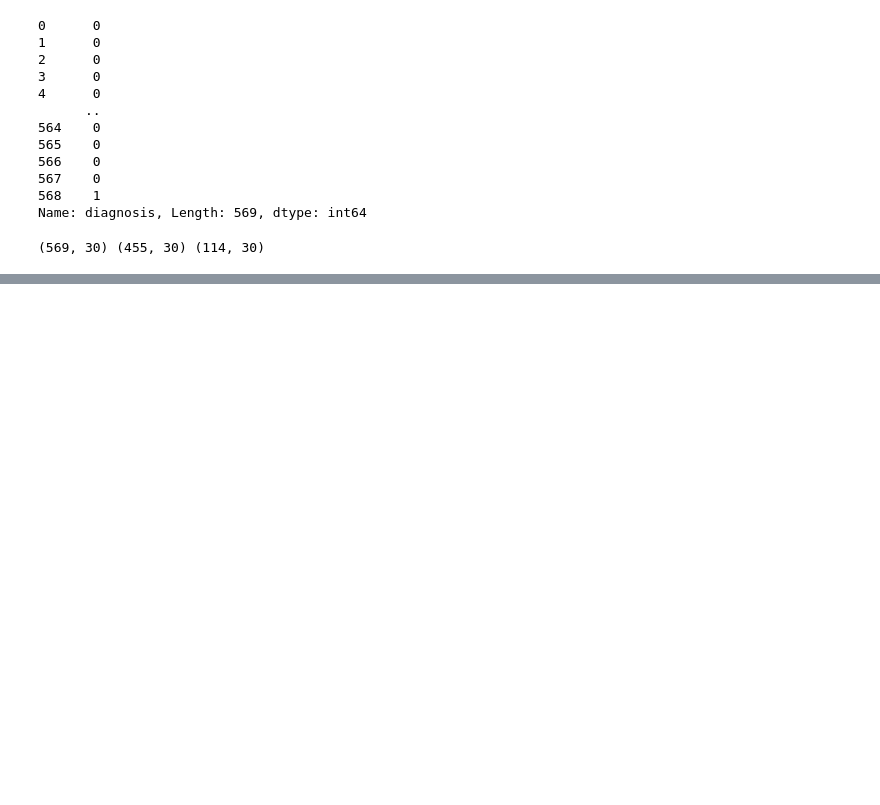
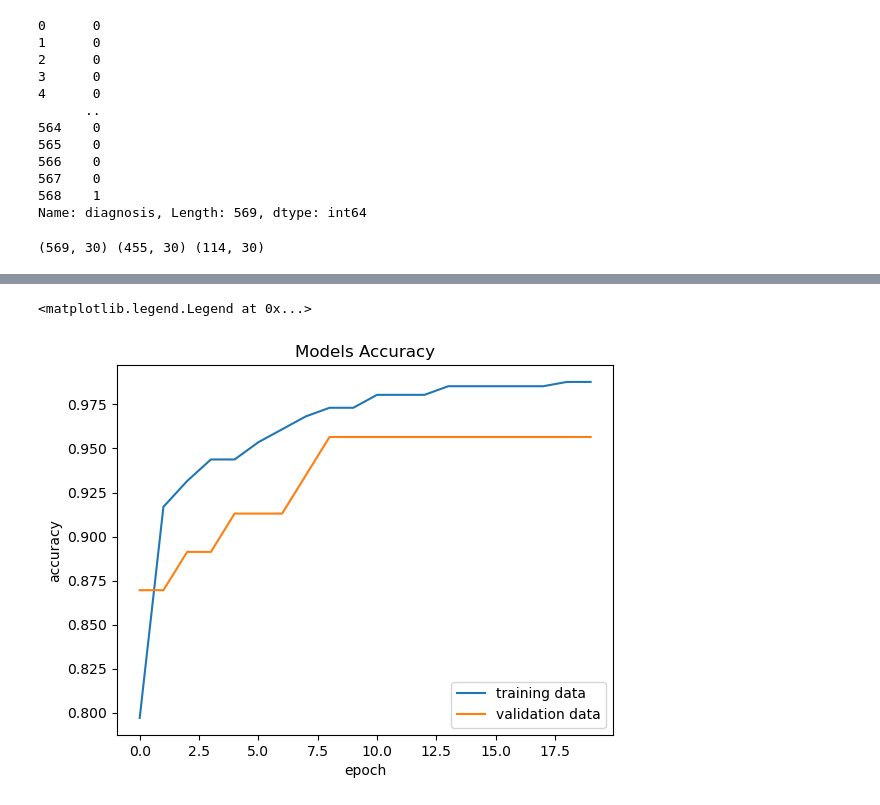
Before and after one commit to kamijoseph/Breast-Cancer-Prediction, a Jupyter notebook: breast_cancer_nural_network.ipynb, the cells around one changed output, grey strips where cells are left out. Saved outputs shown, nothing was run; the diff lists cells and outputs as text; code cells hidden in the pictures; blank space fills up the shorter version.

Commit message:
training and visualization

```diff
--- a/breast_cancer_nural_network.ipynb
+++ b/breast_cancer_nural_network.ipynb
@@ -175,8 +178,10 @@ print(
 # %% [output]
 (569, 30) (455, 30) (114, 30)
 # %%
-# training the neural network
-import tensorflow as tf
+# standardizing the data
+scaler = StandardScaler()
+X_train_scaled = scaler.fit_transform(X_train)
+X_test_scaled = scaler.transform(X_test)
 # %%
 # random seed for reproducibility
 tf.random.set_seed(21)
@@ -194,3 +199,10 @@ model.compile(
     loss="sparse_categorical_crossentropy",
     metrics=["accuracy"]
 )
+# %%
+history = model.fit(
+    X_train_scaled,
+    y_train,
+    validation_split=0.1,
+    epochs = 20
+)
@@ -196,0 +227,14 @@ model.compile(
+# %%
+# visualizing
+plt.plot(history.history["accuracy"])
+plt.plot(history.history["val_accuracy"])
+plt.title("Models Accuracy")
+plt.ylabel("accuracy")
+plt.xlabel("epoch")
+plt.legend(
+    ["training data", "validation data"],
+    loc = "lower right"
+)
+# %% [output]
+<matplotlib.legend.Legend at 0x...>
+[figure, added]
```
Also changed, not shown: parts of 2 cells of this notebook.
